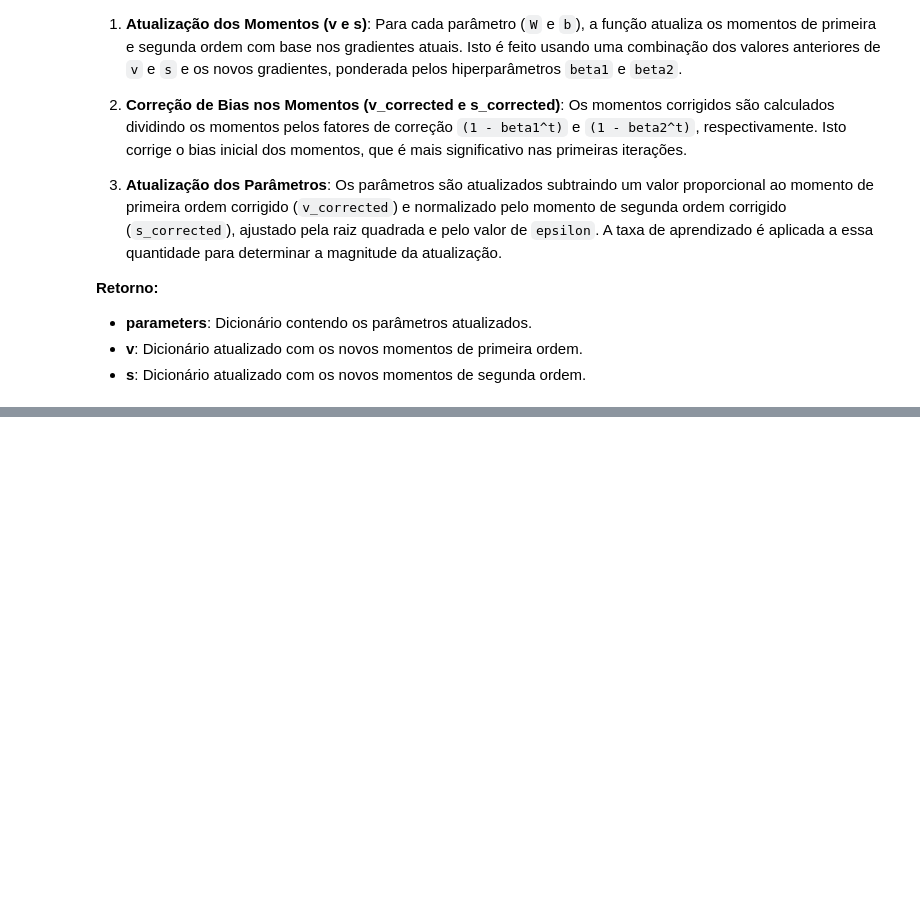
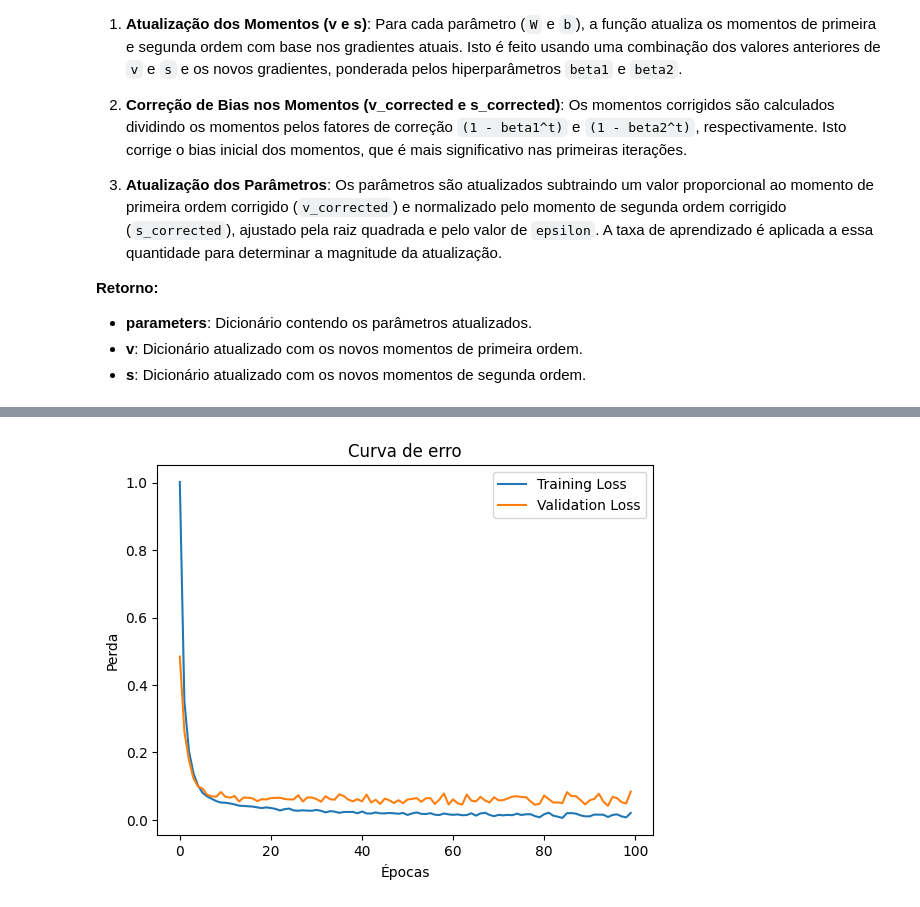
Before and after one commit to ArthurrCr/DEEP-LEARNING, a Jupyter notebook: [DL] 2A Lista_.ipynb, the cells around one changed output, grey strips where cells are left out. Cells and saved outputs as stored; diff of their text form; code cells hidden in the pictures; blank space fills up the shorter version.

```diff
--- a/[DL] 2A Lista_.ipynb
+++ b/[DL] 2A Lista_.ipynb
@@ -736,0 +1004,13 @@ def update_parameters_with_adam(parameters, grads, v, s, t, learning_rate = 0.01
+# %%
+train_images_reshaped = train_images.reshape(train_images.shape[0], 28, 28, 1)
+# %%
+def convert_to_one_hot(y, num_classes):
+
+    m = y.shape[0]
+    one_hot = np.zeros((m, num_classes))
+    one_hot[np.arange(m), y] = 1
+    return one_hot
+
+# Número de classes para o MNIST é 10 (dígitos de 0 a 9)
+num_classes = 10
+train_labels_one_hot = convert_to_one_hot(train_labels, num_classes)
@@ -736,0 +1025,3 @@ def update_parameters_with_adam(parameters, grads, v, s, t, learning_rate = 0.01
+# %%
+# Dividir em treino e validação
+X_train, X_val, y_train, y_val = train_test_split(train_images_reshaped, train_labels_one_hot, test_size=0.1, random_state=42)
@@ -736,0 +1089,11 @@ def update_parameters_with_adam(parameters, grads, v, s, t, learning_rate = 0.01
+# %%
+# Plota a curva de perda
+plt.plot(history.history['loss'], label='Training Loss')
+plt.plot(history.history['val_loss'], label='Validation Loss')
+plt.title('Curva de erro')
+plt.xlabel('Épocas')
+plt.ylabel('Perda')
+plt.legend()
+plt.show()
+# %% [output]
+[figure, added]
```
Also changed, not shown: parts of 74 cells of this notebook.
